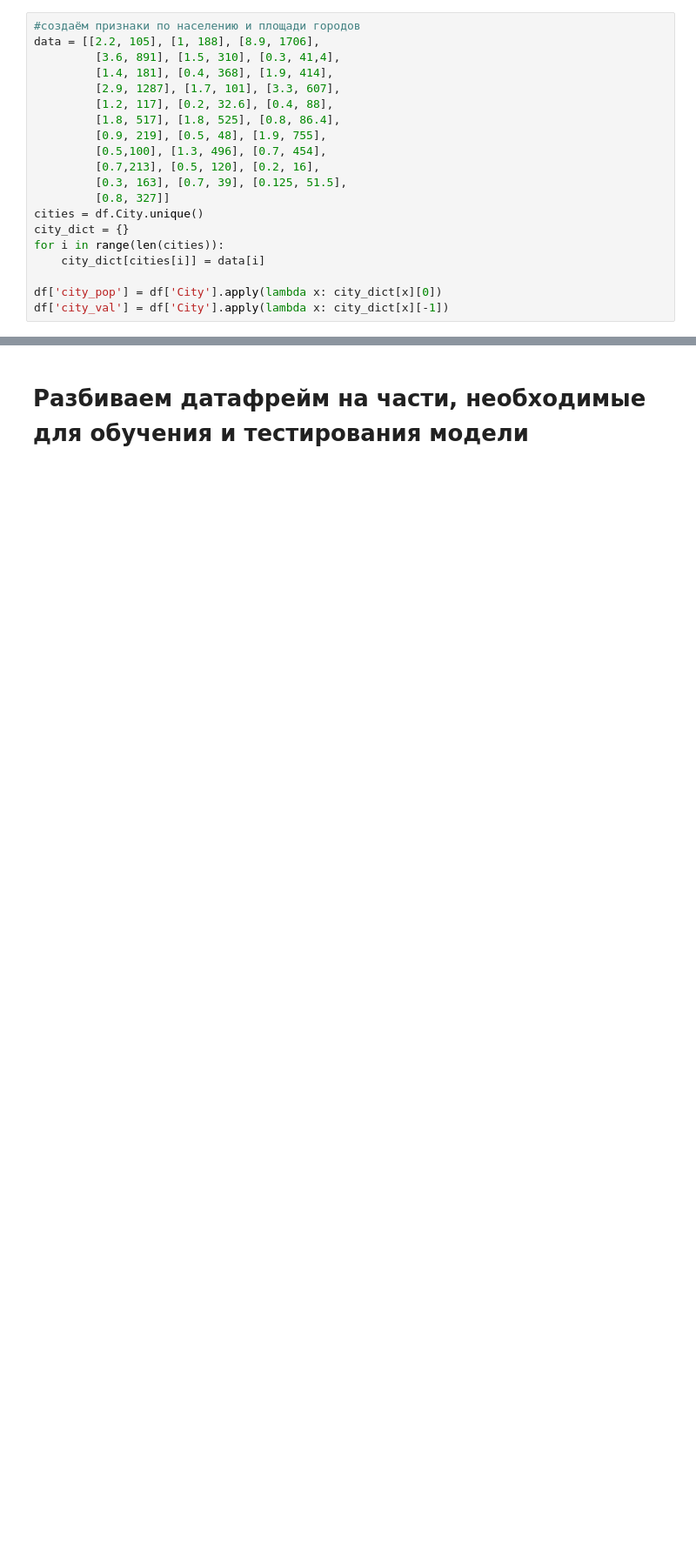
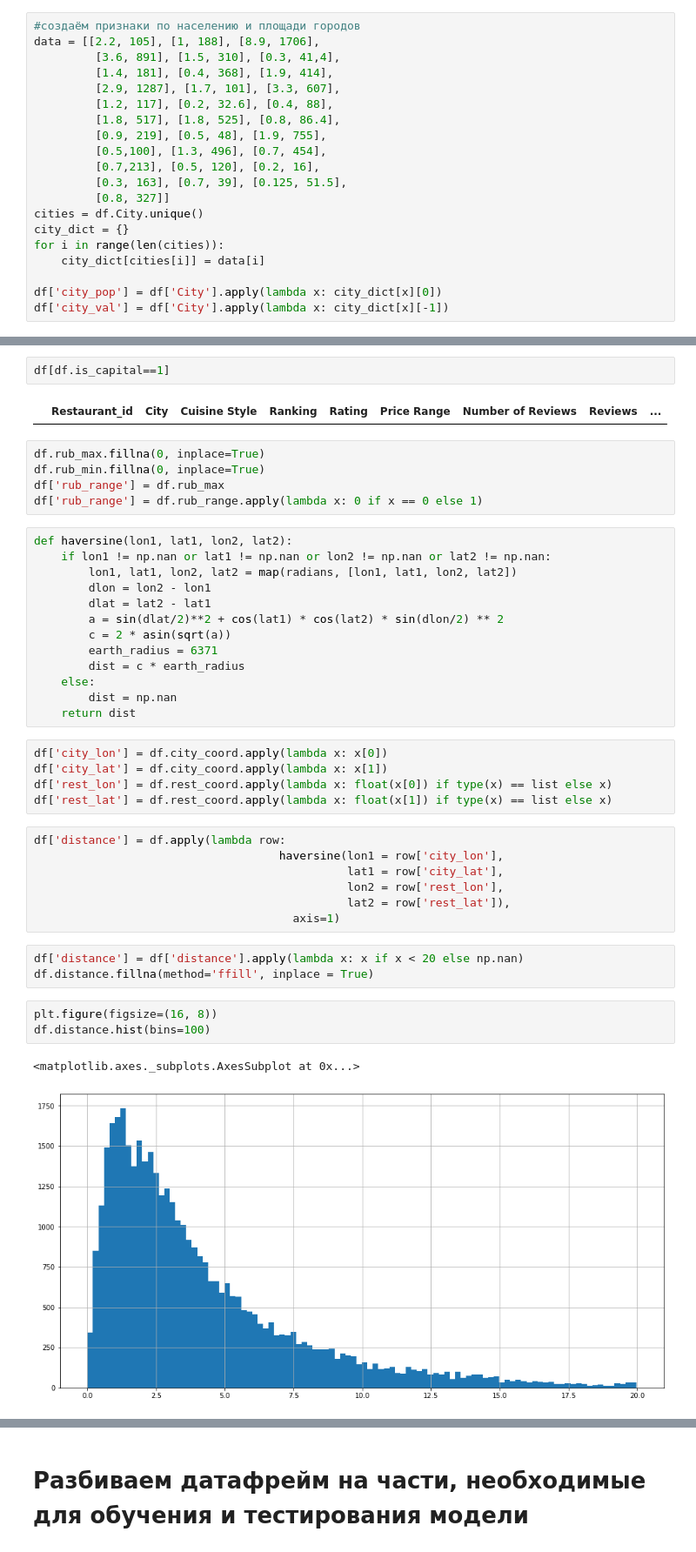
Before and after one commit to AlexanderPilshchikov/Git, a Jupyter notebook: module_3/your_first_model.ipynb, the cells around one changed output, grey strips where cells are left out. Shown: that part at 87% size. Drawn from its saved outputs; the diff is of its cells as text; blank space fills up the shorter version.

```diff
--- a/module_3/your_first_model.ipynb
+++ b/module_3/your_first_model.ipynb
@@ -89,0 +140,43 @@ df['city_val'] = df['City'].apply(lambda x: city_dict[x][-1])
+# %%
+df[df.is_capital==1]
+# %% [output]
+|  | Restaurant_id | City | Cuisine Style | Ranking | Rating | Price Range | Number of Reviews | Reviews | ... |
+# %%
+df.rub_max.fillna(0, inplace=True)
+df.rub_min.fillna(0, inplace=True)
+df['rub_range'] = df.rub_max
+df['rub_range'] = df.rub_range.apply(lambda x: 0 if x == 0 else 1)
+# %%
+def haversine(lon1, lat1, lon2, lat2):
+    if lon1 != np.nan or lat1 != np.nan or lon2 != np.nan or lat2 != np.nan:
+        lon1, lat1, lon2, lat2 = map(radians, [lon1, lat1, lon2, lat2])
+        dlon = lon2 - lon1
+        dlat = lat2 - lat1
+        a = sin(dlat/2)**2 + cos(lat1) * cos(lat2) * sin(dlon/2) ** 2
+        c = 2 * asin(sqrt(a))
+        earth_radius = 6371
+        dist = c * earth_radius
+    else:
+        dist = np.nan
+    return dist
+# %%
+df['city_lon'] = df.city_coord.apply(lambda x: x[0])
+df['city_lat'] = df.city_coord.apply(lambda x: x[1])
+df['rest_lon'] = df.rest_coord.apply(lambda x: float(x[0]) if type(x) == list else x)
+df['rest_lat'] = df.rest_coord.apply(lambda x: float(x[1]) if type(x) == list else x)
+# %%
+df['distance'] = df.apply(lambda row:
+                                    haversine(lon1 = row['city_lon'],
+                                              lat1 = row['city_lat'],
+                                              lon2 = row['rest_lon'],
+                                              lat2 = row['rest_lat']),
+                                      axis=1)
+# %%
+df['distance'] = df['distance'].apply(lambda x: x if x < 20 else np.nan)
+df.distance.fillna(method='ffill', inplace = True)
+# %%
+plt.figure(figsize=(16, 8))
+df.distance.hist(bins=100)
+# %% [output]
+<matplotlib.axes._subplots.AxesSubplot at 0x...>
+[figure, added]
```
Also changed, not shown: parts of 21 cells of this notebook, 3 other files.
